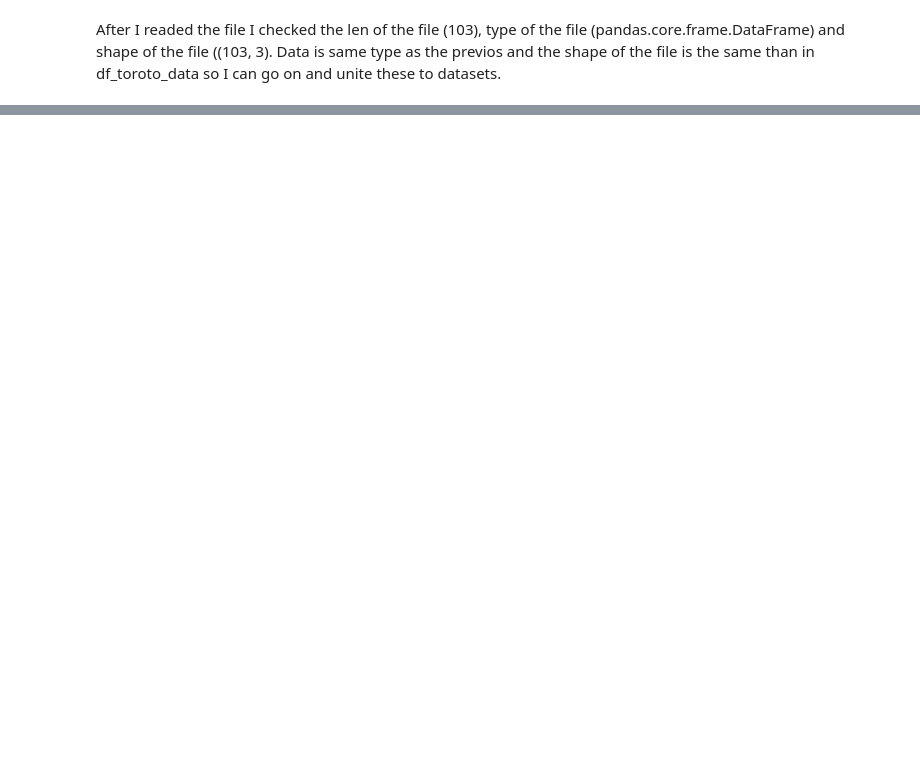
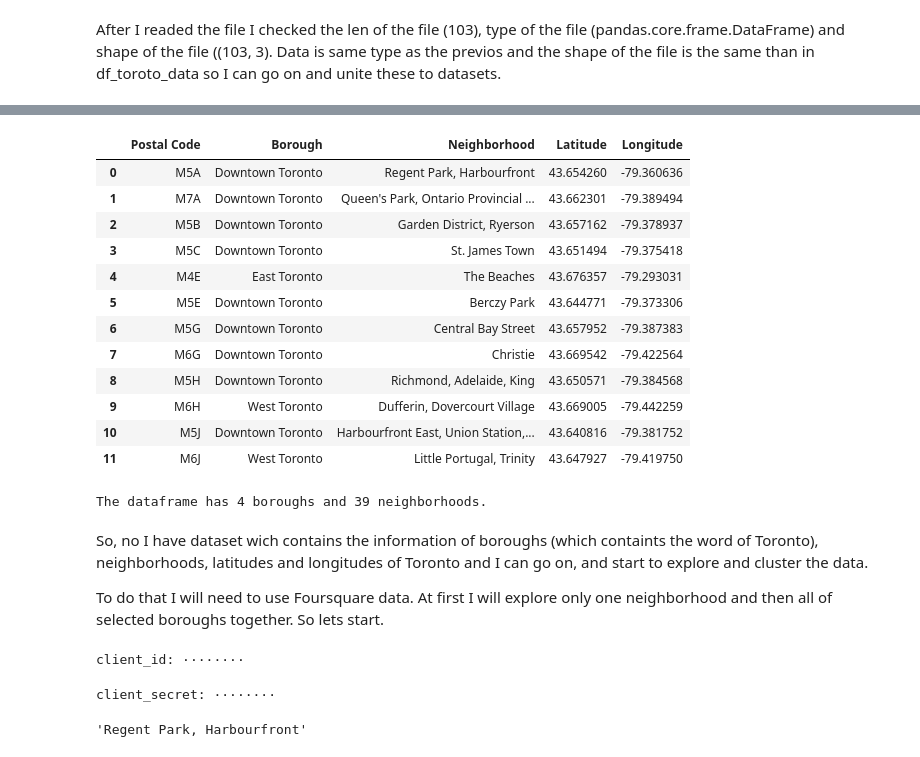
Before and after one commit to Joor83/Coursera_Capstone, a Jupyter notebook: Segmenting and Clustering Neighborhoods in Toronto.ipynb, the cells around one changed output, grey strips where cells are left out. Cells and saved outputs as stored; diff of their text form; code cells hidden in the pictures; blank space fills up the shorter version.

```diff
--- a/Segmenting and Clustering Neighborhoods in Toronto.ipynb
+++ b/Segmenting and Clustering Neighborhoods in Toronto.ipynb
@@ -72,0 +136,49 @@ df_data_toronto.head(12)
+# %%
+# picking up only the data from Boroughs wich contain word Toronto -"Central Toronto", "Downtown Toronto", "East Toronto", "West Toronto"
+
+list_borough = ["Central Toronto", "Downtown Toronto", "East Toronto", "West Toronto"]
+
+toronto_data = df_data_toronto[df_data_toronto["Borough"].isin(list_borough)].reset_index(drop=True)
+toronto_data.head(12)
+# %% [output]
+|  | Postal Code | Borough | Neighborhood | Latitude | Longitude |
+| 0 | M5A | Downtown Toronto | Regent Park, Harbourfront | 43.654260 | -79.360636 |
+| 1 | M7A | Downtown Toronto | Queen's Park, Ontario Provincial ... | 43.662301 | -79.389494 |
+| 2 | M5B | Downtown Toronto | Garden District, Ryerson | 43.657162 | -79.378937 |
+| 3 | M5C | Downtown Toronto | St. James Town | 43.651494 | -79.375418 |
+| 4 | M4E | East Toronto | The Beaches | 43.676357 | -79.293031 |
+| 5 | M5E | Downtown Toronto | Berczy Park | 43.644771 | -79.373306 |
+| 6 | M5G | Downtown Toronto | Central Bay Street | 43.657952 | -79.387383 |
+| 7 | M6G | Downtown Toronto | Christie | 43.669542 | -79.422564 |
+| 8 | M5H | Downtown Toronto | Richmond, Adelaide, King | 43.650571 | -79.384568 |
+| 9 | M6H | West Toronto | Dufferin, Dovercourt Village | 43.669005 | -79.442259 |
+| 10 | M5J | Downtown Toronto | Harbourfront East, Union Station,... | 43.640816 | -79.381752 |
+| 11 | M6J | West Toronto | Little Portugal, Trinity | 43.647927 | -79.419750 |
+# %%
+print('The dataframe has {} boroughs and {} neighborhoods.'.format(
+        len(toronto_data['Borough'].unique()),
+        toronto_data.shape[0]
+    )
+)
+# %% [output]
+The dataframe has 4 boroughs and 39 neighborhoods.
+# %% [markdown]
+So, no I have dataset wich contains the information of boroughs (which containts the word of Toronto), neighborhoods, latitudes and longitudes of Toronto and I can go on, and start to explore and cluster the data.
+
+To do that I will need to use Foursquare data. At first I will explore only one neighborhood and then all of selected boroughs together. So lets start.
+# %%
+# at first I have to give my credentials for Foursquare using
+import getpass
+CLIENT_ID = getpass.getpass('client_id: ')
+# %% [output]
+client_id: ········
+# %%
+CLIENT_SECRET = getpass.getpass('client_secret: ')
+# %% [output]
+client_secret: ········
+# %%
+# then I will choose only one Neighborhood from the dataset
+
+toronto_data.loc[0, 'Neighborhood']
+# %% [output]
+'Regent Park, Harbourfront'
```
Also changed, not shown: parts of 53 cells of this notebook.
